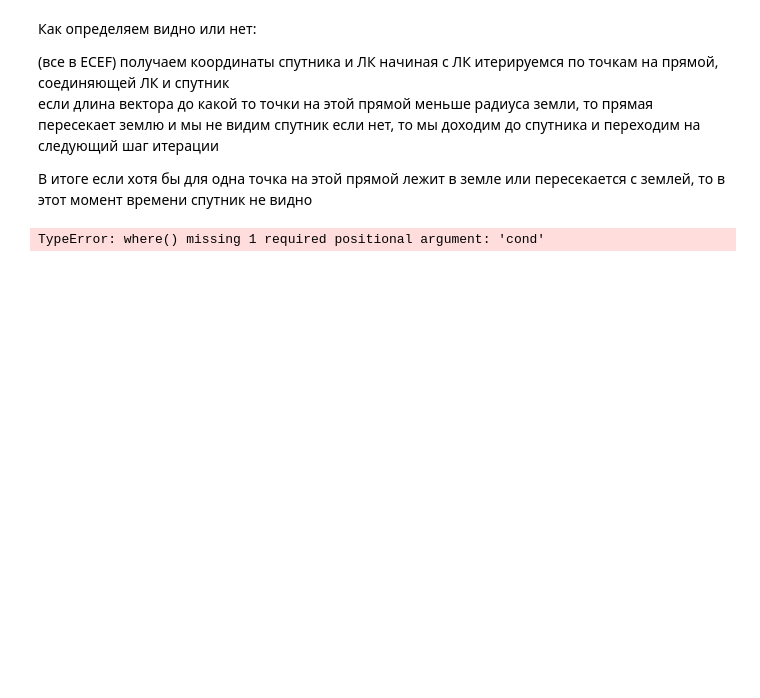
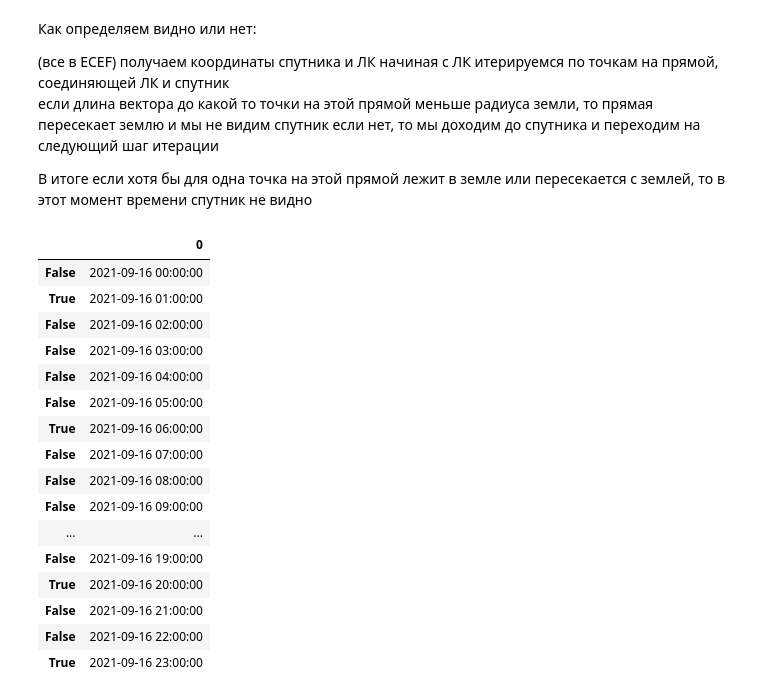
Before and after one commit to ven-shupo/satellite, a Jupyter notebook: main.ipynb, the cells around one changed output. Cells and saved outputs as stored; diff of their text form; code cells hidden in the pictures; blank space fills up the shorter version.

```diff
--- a/main.ipynb
+++ b/main.ipynb
@@ -210,6 +210,22 @@ def find_view_time(s_orbit, lk_coords, time_list):
 # %%
 ans = find_view_time(ECEF_orbit, LK_ECEF, t_list)
 
-pd.DataFrame(t_list, ans).where()
+pd.DataFrame(t_list, ans)
 # %% [output]
-TypeError: where() missing 1 required positional argument: 'cond'
+|  | 0 |
+| False | 2021-09-16 00:00:00 |
+| True | 2021-09-16 01:00:00 |
+| False | 2021-09-16 02:00:00 |
+| False | 2021-09-16 03:00:00 |
+| False | 2021-09-16 04:00:00 |
+| False | 2021-09-16 05:00:00 |
+| True | 2021-09-16 06:00:00 |
+| False | 2021-09-16 07:00:00 |
+| False | 2021-09-16 08:00:00 |
+| False | 2021-09-16 09:00:00 |
+| ... | ... |
+| False | 2021-09-16 19:00:00 |
+| True | 2021-09-16 20:00:00 |
+| False | 2021-09-16 21:00:00 |
+| False | 2021-09-16 22:00:00 |
+| True | 2021-09-16 23:00:00 |
```
Also changed, not shown: parts of 3 cells of this notebook.
